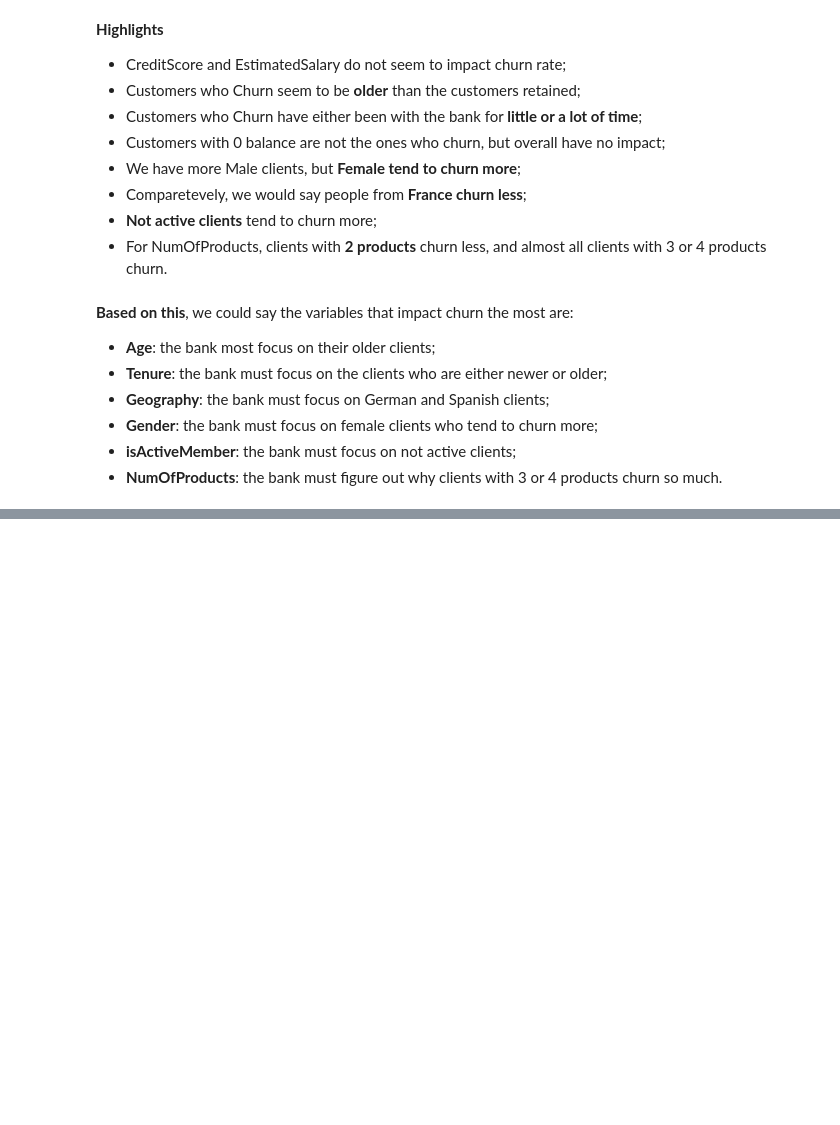
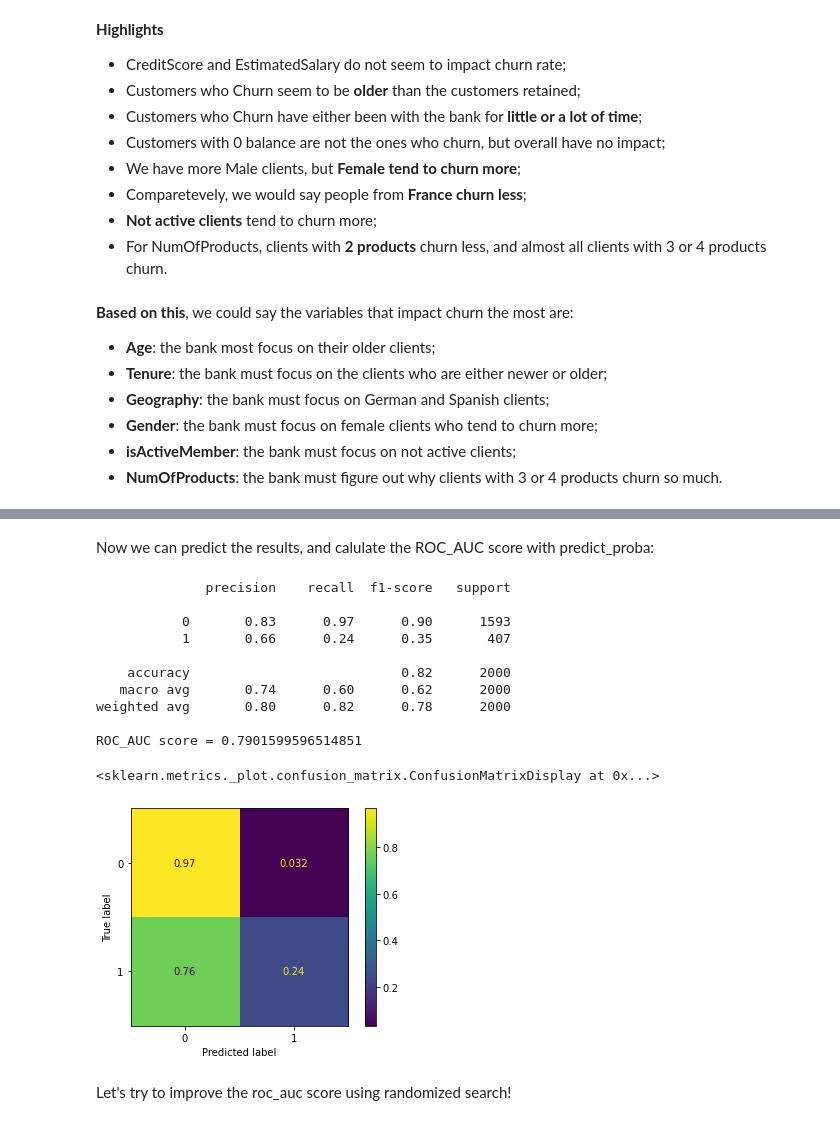
Before and after one commit to gperbone/Bank_Customer_Churn, a Jupyter notebook: bank_churn.ipynb, the cells around one changed output, grey strips where cells are left out. Drawn from its saved outputs; the diff is of its cells as text; code cells hidden in the pictures; blank space fills up the shorter version.

```diff
--- a/bank_churn.ipynb
+++ b/bank_churn.ipynb
@@ -357,0 +432,6 @@ Name: Exited, dtype: float64
+# %%
+continuous_variables = ['CreditScore', 'Age', 'Balance', 'EstimatedSalary', 'BalanceSalaryRatio', 'TenureAgeRatio', 'ScoreAgeRatio', 'TenureProductsRatio']
+discrete_variables = ['Tenure', 'NumOfProducts']
+categorical_variables = ['Geography', 'Gender', 'HasCrCard', 'IsActiveMember']
+
+target = 'Exited'
@@ -357,0 +440,8 @@ Name: Exited, dtype: float64
+# %%
+df_train, df_test = train_test_split(df_bank_churn, train_size=0.8, random_state=42, stratify=df_bank_churn[target])
+
+X_train = df_train.drop(columns=[target])
+X_test = df_test.drop(columns=[target])
+
+y_train = df_train[target]
+y_test = df_test[target]
@@ -357,0 +450,15 @@ Name: Exited, dtype: float64
+# %%
+pipe_feat_num = Pipeline([
+    ('pre_scaling_std', StandardScaler())
+])
+
+pipe_categorical = Pipeline([
+    ('pre_one_hot', OneHotEncoder(drop='first'))
+])
+
+feat_num = continuous_variables + discrete_variables
+
+pipe_pre_processor = ColumnTransformer([
+    ('tran_num', pipe_feat_num, feat_num),
+    ('tran_cat', pipe_categorical, categorical_variables)
+])
@@ -359,0 +477,7 @@ Name: Exited, dtype: float64
+# %%
+pipe_lr = Pipeline([
+    ('pre_process', pipe_pre_processor),
+    ('estimador', LogisticRegression(random_state=42))
+])
+
+pipe_lr.fit(X_train, y_train)
@@ -359,0 +503,25 @@ Name: Exited, dtype: float64
+# %% [markdown]
+Now we can predict the results, and calulate the ROC_AUC score with predict_proba:
+# %%
+y_pred = pipe_lr.predict(X_test)
+print(classification_report(y_test, y_pred))
+
+roc = roc_auc_score(y_test, pipe_lr.predict_proba(X_test)[:,1])
+print(f'ROC_AUC score = {roc}')
+
+ConfusionMatrixDisplay(confusion_matrix(y_test, y_pred, normalize='true')).plot()
+# %% [output]
+              precision    recall  f1-score   support
+
+           0       0.83      0.97      0.90      1593
+           1       0.66      0.24      0.35       407
+
+    accuracy                           0.82      2000
+   macro avg       0.74      0.60      0.62      2000
+weighted avg       0.80      0.82      0.78      2000
+
+ROC_AUC score = 0.7901599596514851
+<sklearn.metrics._plot.confusion_matrix.ConfusionMatrixDisplay at 0x...>
+[figure, added]
+# %% [markdown]
+Let's try to improve the roc_auc score using randomized search!
```
Also changed, not shown: parts of 46 cells of this notebook.
